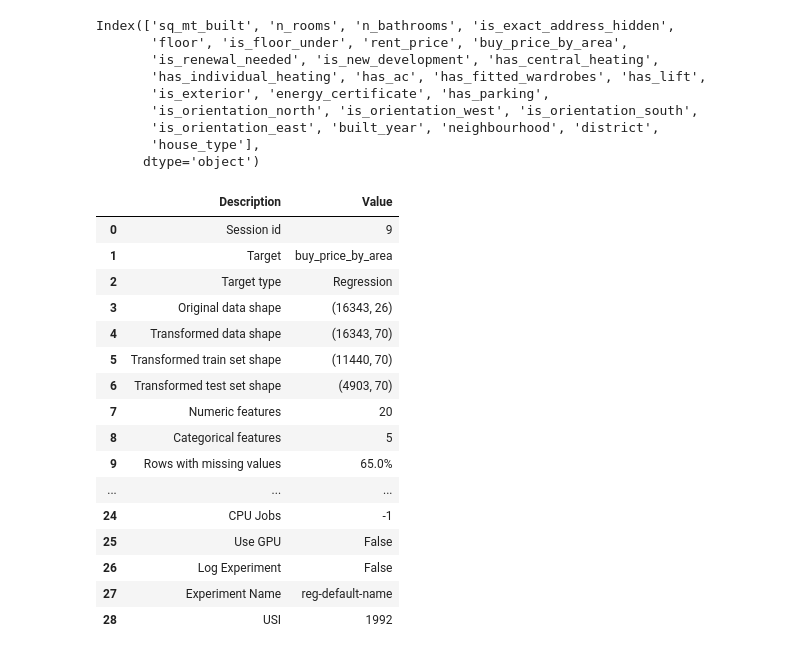
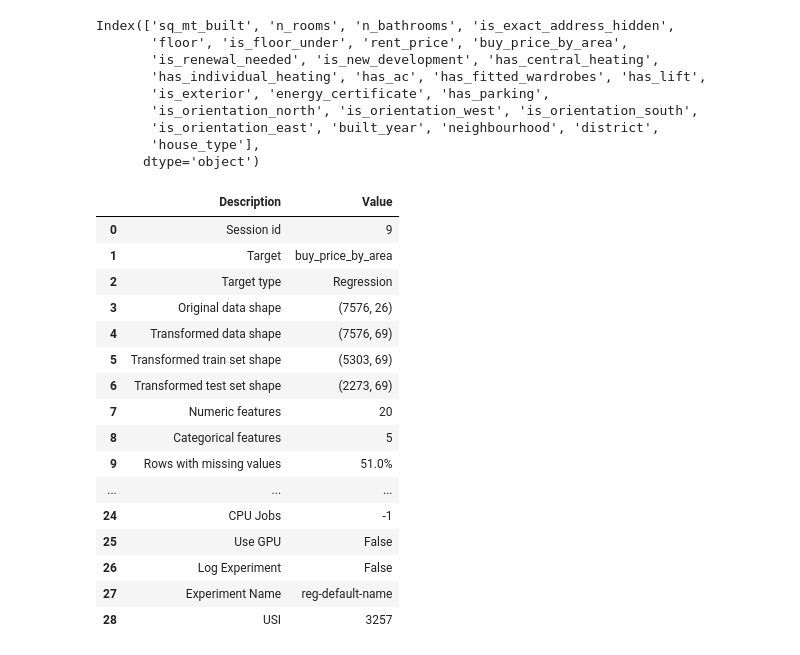
Before and after one commit to namratamayekar/Housing_Price_Prediction_Madrid, a Jupyter notebook: notebooks/Modelling_Ayushya.ipynb, the cells around one changed output. Drawn from its saved outputs; the diff is of its cells as text; code cells hidden in the pictures.

```diff
--- a/notebooks/Modelling_Ayushya.ipynb
+++ b/notebooks/Modelling_Ayushya.ipynb
@@ -114,8 +114,8 @@ df_e.shape
 # impute built year with mean
 from sklearn.impute import SimpleImputer
 
-imputer = SimpleImputer(strategy='mean')
-df_e['built_year'] = imputer.fit_transform(df_e[['built_year']])
+#imputer = SimpleImputer(strategy='mean')
+#df_e['built_year'] = imputer.fit_transform(df_e[['built_year']])
 # %%
 df_e = df_e[df_e['built_year']>1850]
 # %%
@@ -225,34 +225,36 @@ from pycaret.regression import *
 # %%
 # Setup the environment in PyCaret
 regression_setup = setup(
     data=train_data,
     target = 'buy_price_by_area',
     session_id=9,
     ignore_features=[],
+    numeric_imputation = 'mean',
+    categorical_imputation = 'mode',
     remove_multicollinearity=True,
     transformation= True,
     transformation_method = 'yeo-johnson',
     normalize = True,
     normalize_method = 'zscore'
     )
 # %% [output]
 |  | Description | Value |
 | 0 | Session id | 9 |
 | 1 | Target | buy_price_by_area |
 | 2 | Target type | Regression |
-| 3 | Original data shape | (16343, 26) |
-| 4 | Transformed data shape | (16343, 70) |
-| 5 | Transformed train set shape | (11440, 70) |
-| 6 | Transformed test set shape | (4903, 70) |
+| 3 | Original data shape | (7576, 26) |
+| 4 | Transformed data shape | (7576, 69) |
+| 5 | Transformed train set shape | (5303, 69) |
+| 6 | Transformed test set shape | (2273, 69) |
 | 7 | Numeric features | 20 |
 | 8 | Categorical features | 5 |
-| 9 | Rows with missing values | 65.0% |
+| 9 | Rows with missing values | 51.0% |
 | ... | ... | ... |
 | 24 | CPU Jobs | -1 |
 | 25 | Use GPU | False |
 | 26 | Log Experiment | False |
 | 27 | Experiment Name | reg-default-name |
-| 28 | USI | 1992 |
+| 28 | USI | 3257 |
 # %%
 # compare baseline models
 best_model = compare_models()
```
Also changed, not shown: parts of 12 cells of this notebook, 5 other files.
